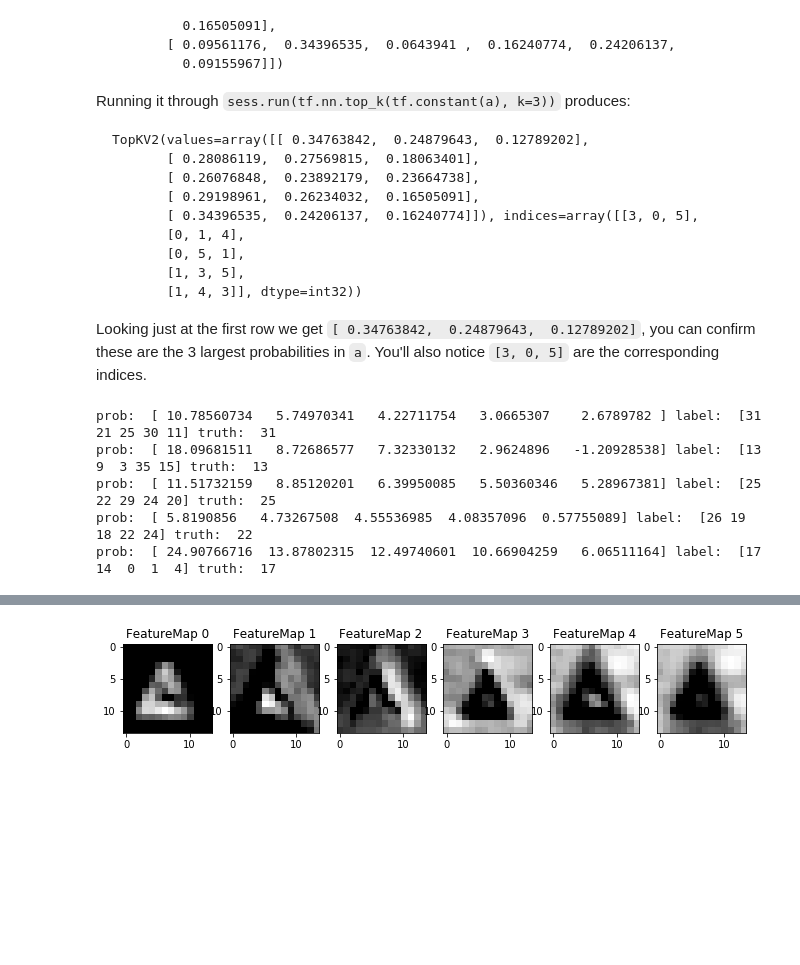
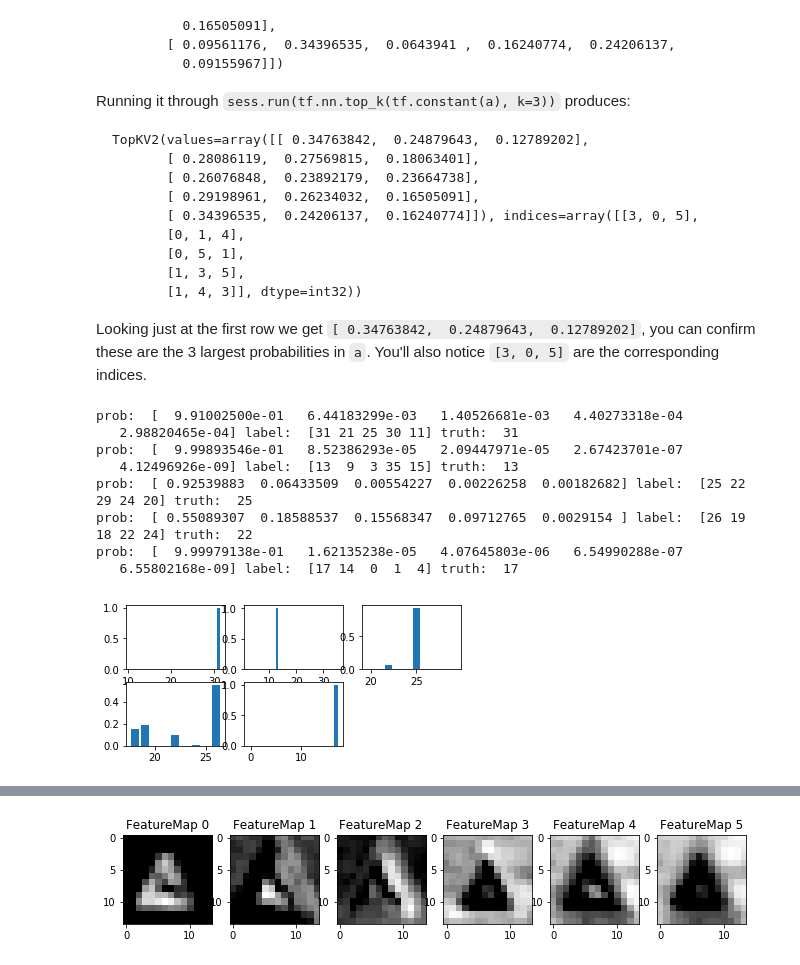
Before and after one commit to timotdsantos/CarND-Traffic-Sign-Classifier-Project, a Jupyter notebook: Traffic_Sign_Classifier.ipynb, the cells around one changed output, grey strips where cells are left out. Saved outputs shown, nothing was run; the diff lists cells and outputs as text; code cells hidden in the pictures; blank space fills up the shorter version.

```diff
--- a/Traffic_Sign_Classifier.ipynb
+++ b/Traffic_Sign_Classifier.ipynb
@@ -450,7 +478,7 @@ x_ext_test = x_ext_test.reshape(
 ### Make sure to pre-process the images with the same pre-processing pipeline used earlier.
 with tf.Session() as sess:
     saver.restore(sess, tf.train.latest_checkpoint('.'))
-    predicted = sess.run(tf.nn.top_k(logits, k=1),feed_dict={x: x_ext_test, y: y_ext_test, keep_prob: 1.0})[1]
+    predicted = sess.run(tf.nn.top_k(tf.nn.softmax(logits), k=1),feed_dict={x: x_ext_test, y: y_ext_test, keep_prob: 1.0})[1]
 for i in range(len(y_ext_test)):
     print('predicted: ', predicted[i], '\ttruth: ',  y_ext_test[i])
 # %% [output]
@@ -517,15 +556,24 @@ Looking just at the first row we get `[ 0.34763842,  0.24879643,  0.12789202]`,
 ### Print out the top five softmax probabilities for the predictions on the German traffic sign images found on the web.
 with tf.Session() as sess:
     saver.restore(sess, tf.train.latest_checkpoint('.'))
-    predicted = sess.run(tf.nn.top_k(logits, k=5),feed_dict={x: x_ext_test, y: y_ext_test, keep_prob: 1.0})
+    predicted = sess.run(tf.nn.top_k(tf.nn.softmax(logits), k=5),feed_dict={x: x_ext_test, y: y_ext_test, keep_prob: 1.0})
 for i in range(len(predicted[0])):
     print('prob: ', predicted[0][i], 'label: ', predicted[1][i], 'truth: ',  y_ext_test[i])
 # %% [output]
-prob:  [ 10.78560734   5.74970341   4.22711754   3.0665307    2.6789782 ] label:  [31 21 25 30 11] truth:  31
-prob:  [ 18.09681511   8.72686577   7.32330132   2.9624896   -1.20928538] label:  [13  9  3 35 15] truth:  13
-prob:  [ 11.51732159   8.85120201   6.39950085   5.50360346   5.28967381] label:  [25 22 29 24 20] truth:  25
-prob:  [ 5.8190856   4.73267508  4.55536985  4.08357096  0.57755089] label:  [26 19 18 22 24] truth:  22
-prob:  [ 24.90766716  13.87802315  12.49740601  10.66904259   6.06511164] label:  [17 14  0  1  4] truth:  17
+prob:  [  9.91002500e-01   6.44183299e-03   1.40526681e-03   4.40273318e-04
+   2.98820465e-04] label:  [31 21 25 30 11] truth:  31
+prob:  [  9.99893546e-01   8.52386293e-05   2.09447971e-05   2.67423701e-07
+   4.12496926e-09] label:  [13  9  3 35 15] truth:  13
+prob:  [ 0.92539883  0.06433509  0.00554227  0.00226258  0.00182682] label:  [25 22 29 24 20] truth:  25
+prob:  [ 0.55089307  0.18588537  0.15568347  0.09712765  0.0029154 ] label:  [26 19 18 22 24] truth:  22
+prob:  [  9.99979138e-01   1.62135238e-05   4.07645803e-06   6.54990288e-07
+   6.55802168e-09] label:  [17 14  0  1  4] truth:  17
+# %%
+for i in range(len(predicted[0])):
+    plt.subplot(3,3,i+1)
+    plt.bar(predicted[1][i],predicted[0][i])
+# %% [output]
+[figure, added]
 # %% [markdown]
 ---
 
```
Also changed, not shown: parts of 14 cells of this notebook.
